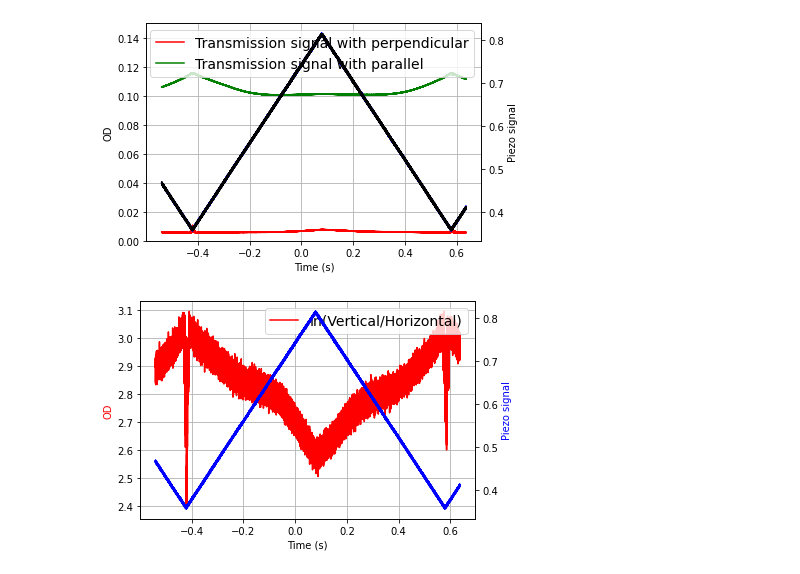
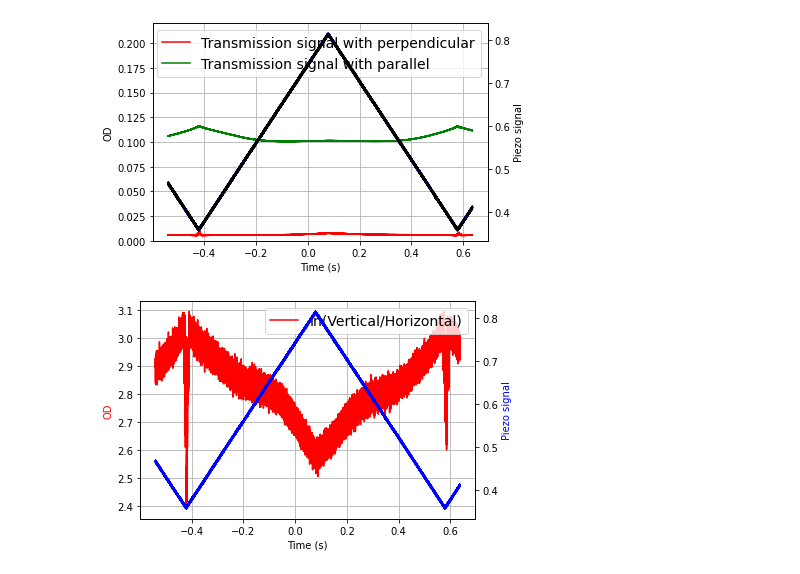
Before and after one commit to JUOM2016/Quick_cal_and_plotting, a Jupyter notebook: absorption_using_laser_quick_ref_check.ipynb, the cells around one changed output. Drawn from its saved outputs; the diff is of its cells as text; code cells hidden in the pictures.

```diff
--- a/absorption_using_laser_quick_ref_check.ipynb
+++ b/absorption_using_laser_quick_ref_check.ipynb
@@ -25,35 +25,36 @@ num_of_files=np.size(files_data)
 # Channel 4: reflected signal from the photodetector
 
 path_data=dir + '\\' + folder + '\\' + files_data[0] # This file is the transmission data when the laser is perpendicular to the crystal axis
 path_ref =dir + '\\' + folder + '\\' + files_data[1] # This file is the transmission data when the laser is parallel to the crystal axis
 data=pd.read_csv(path_data)
 data=data.to_numpy() # Read the raw data when the laser is perpendicular to the crystal axis
 ref =pd.read_csv(path_ref)
 ref =ref.to_numpy() # Read the raw data when the laser is parallel to the crystal axis
+transmission_reflected_ratio=np.average(data[:,2]/ref[:,2])
 
 Time00=data[:,0] # Get the time scale, Channel 1
 Piezo_trigger00=data[:,1] # Get the Piezo trigger signal, Channel 2
 transmited_signal_perpendicular=data[:,2]
 Time01=ref[:,0]
 Piezo_trigger01=ref[:,1]
 transmited_signal_parallel=ref[:,2]
 
 fig, ax1 = plt.subplots()
 ax2 = ax1.twinx()
 ax1.plot(Time00, transmited_signal_perpendicular, 'r-', label='Transmission signal with perpendicular')
 ax1.plot(Time01, transmited_signal_parallel, 'g-', label='Transmission signal with parallel')
 ax1.legend(loc='upper right',fontsize=14)
 ax2.plot(Time00, Piezo_trigger00, 'b-')
 ax2.plot(Time01, Piezo_trigger01, 'k-')
 ax1.set_xlabel('Time (s)')
 ax1.set_ylabel('OD')
 ax2.set_ylabel('Piezo signal')
-ax1.set_ylim([0,0.15])
+ax1.set_ylim([0,0.22])
 fig.patch.set_facecolor('white')
 ax1.grid(True)
 plt.show()
 # %% [output]
-[figure, old version]
+[figure, new version]
 # %%
 
 if len(data[:,0]) != len(ref[:,0]): # Sometime the saved data have different length
```
Also changed, not shown: parts of 1 cell of this notebook, 1 other file.
